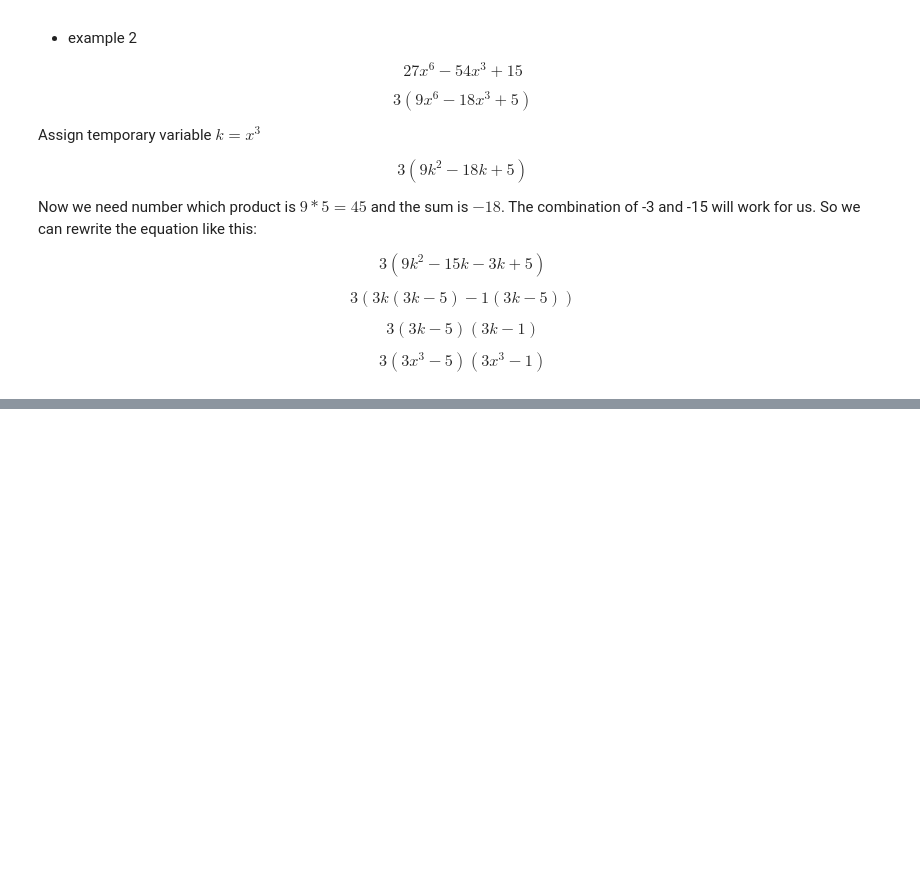
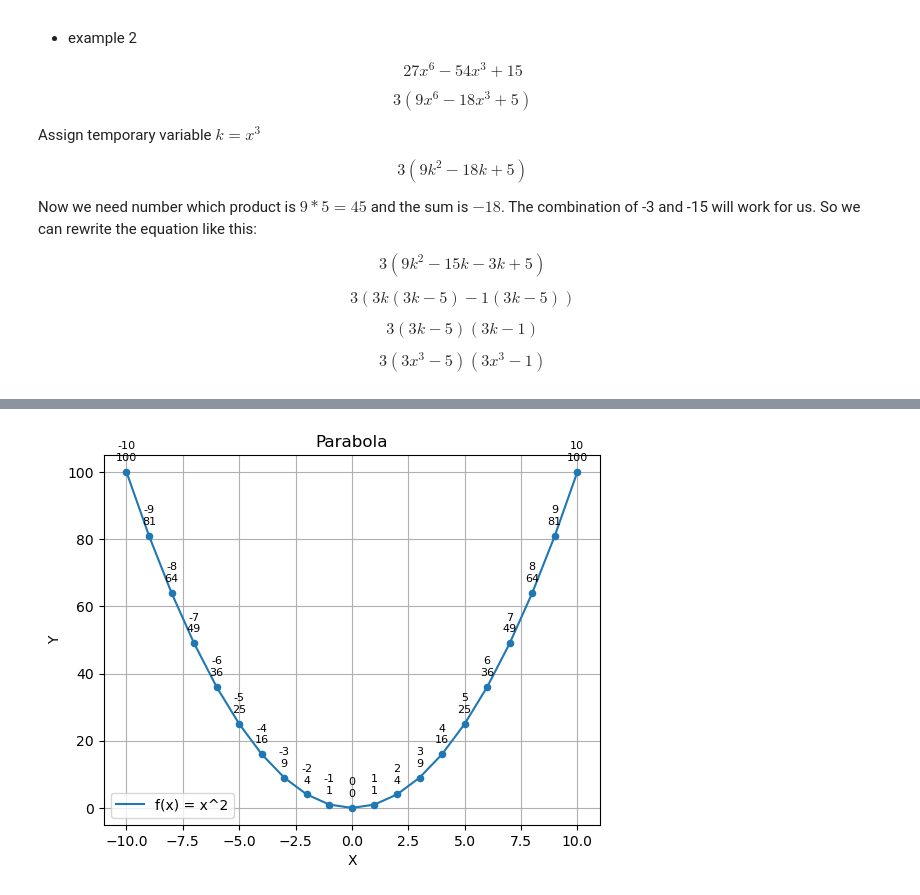
Before and after one commit to BZIvanov/Learning-Algebra, a Jupyter notebook: Algebra2/Algebra2.ipynb, the cells around one changed output, grey strips where cells are left out. Cells and saved outputs as stored; diff of their text form; code cells hidden in the pictures; blank space fills up the shorter version.

```diff
--- a/Algebra2/Algebra2.ipynb
+++ b/Algebra2/Algebra2.ipynb
@@ -1425,0 +1565,7 @@ $$ \left\{ \pm \frac{\sqrt{5}}{2}, \pm \frac{i\sqrt{10}}{2} \right\} $$
+# %%
+def f(x):
+    return x**2
+
+draw_line([{ 'draw_fn': f, 'label': 'f(x) = x^2' }])
+# %% [output]
+[figure, added]
```
Also changed, not shown: parts of 12 cells of this notebook.
